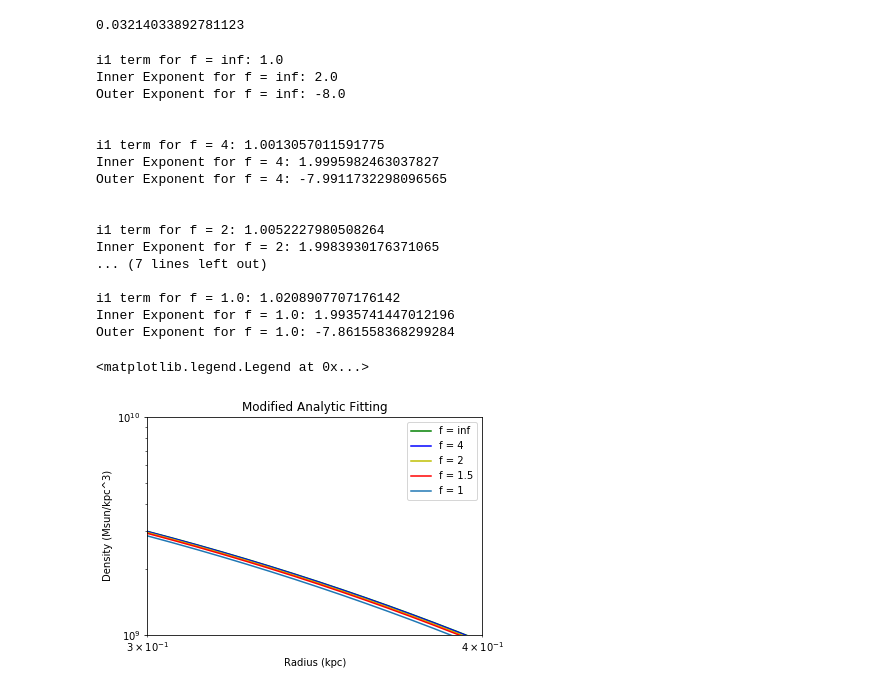
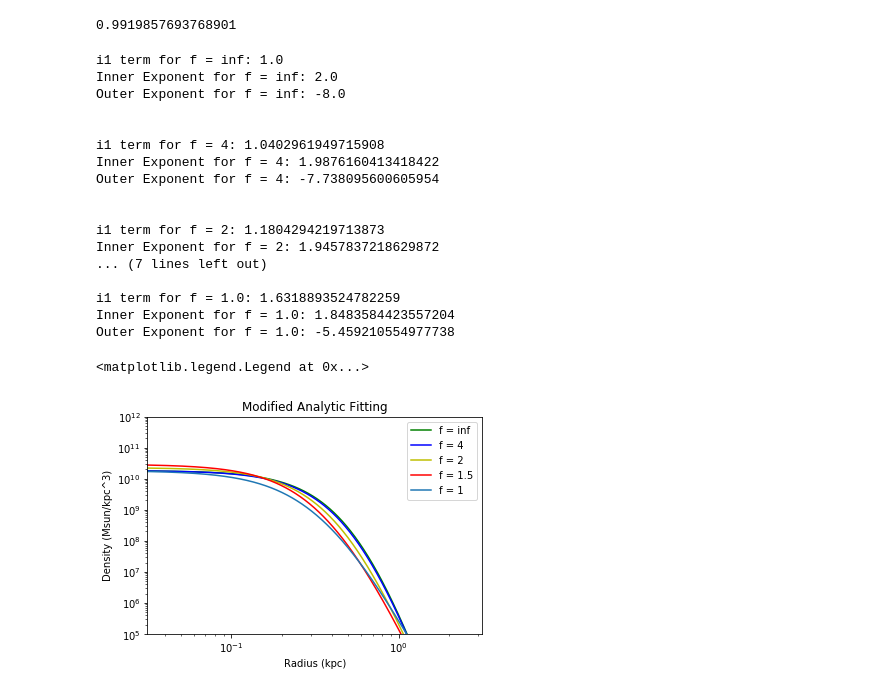
Before and after one commit to mnotis/FDM2020, a Jupyter notebook: Function Fitting 2.0.ipynb, the cells around one changed output. Drawn from its saved outputs; the diff is of its cells as text; code cells hidden in the pictures.

```diff
--- a/Function Fitting 2.0.ipynb
+++ b/Function Fitting 2.0.ipynb
@@ -59,26 +59,27 @@ def i2(arg):
 def i3(arg):
     return (np.tanh(np.sqrt(arg)))**2
 
-def beta(f):
+def beta(f , rc):
     f = f * 1e15
     hbar = const.hbar
     c = const.c
     G = const.G
     GeV_to_J = 1.60218e-10
-    prefactor = 6.9e-9
+    prefactor = 6.9e-9 * (rc ** (-2))
     factor = (hbar * (c**5)) / (32 * G * f**2)
     return prefactor*factor / ((GeV_to_J)**2)
 
 #testing
 f1 = 1
-print(beta(f1))
+rc = 0.18
+print(beta(f1 , rc))
 # %% [output]
-0.03214033892781123
+0.9919857693768901
 # %%
 #analytic profile of the core
 
 def an_prof(r, rc, f):
-    b = beta(f)
+    b = beta(f, rc)
     rho = ((1.9*10**7) / (rc**4)) #*((1/0.1)**2)
     i1term = 1. + 2.6*i1(b)
     exp_inner = 2. - ((1./5.) * i2(b))
@@ -93,46 +94,46 @@ def an_prof(r, rc, f):
 #testing
 
 radius = np.logspace(-2, 1, 10000)
 den1 = an_prof(radius, 0.18, np.inf)
 den2 = an_prof(radius, 0.18, 4)
-den3 = an_prof(radius, 0.18, 2)
-den4 = an_prof(radius, 0.18, 1.5)
+den3 = an_prof(radius, 0.17, 2)
+den4 = an_prof(radius, 0.16, 1.5)
 den5 = an_prof(radius, 0.18, 1.)
 
 plt.plot(radius, den1, 'g')
 plt.plot(radius, den2, 'b')
 plt.plot(radius, den3, 'y')
 plt.plot(radius, den4, 'r')
 plt.plot(radius, den5)
 
 plt.xscale('log')
 plt.yscale('log')
-plt.ylim(10**9, 10**(10))
-plt.xlim(3 * 10**(-1), 4 * 10**(-1))
+plt.ylim(10**5, 10**(12))
+plt.xlim(10**(-1.5), 10**(0.5))
 plt.xlabel('Radius (kpc)')
 plt.ylabel('Density (Msun/kpc^3)')
 plt.title('Modified Analytic Fitting')
 plt.legend(['f = inf', 'f = 4', 'f = 2', 'f = 1.5', 'f = 1'])
 # %% [output]
 i1 term for f = inf: 1.0
 Inner Exponent for f = inf: 2.0
 Outer Exponent for f = inf: -8.0
 
 
-i1 term for f = 4: 1.0013057011591775
-Inner Exponent for f = 4: 1.9995982463037827
-Outer Exponent for f = 4: -7.9911732298096565
+i1 term for f = 4: 1.0402961949715908
+Inner Exponent for f = 4: 1.9876160413418422
+Outer Exponent for f = 4: -7.738095600605954
 
 
-i1 term for f = 2: 1.0052227980508264
-Inner Exponent for f = 2: 1.9983930176371065
+i1 term for f = 2: 1.1804294219713873
+Inner Exponent for f = 2: 1.9457837218629872
 ... (7 lines left out)
 
-i1 term for f = 1.0: 1.0208907707176142
-Inner Exponent for f = 1.0: 1.9935741447012196
-Outer Exponent for f = 1.0: -7.861558368299284
+i1 term for f = 1.0: 1.6318893524782259
+Inner Exponent for f = 1.0: 1.8483584423557204
+Outer Exponent for f = 1.0: -5.459210554977738
 <matplotlib.legend.Legend at 0x...>
-[figure, old version]
+[figure, new version]
 # %%
 #X2 function
 
```
Also changed, not shown: parts of 2 cells of this notebook, 10 other files.
